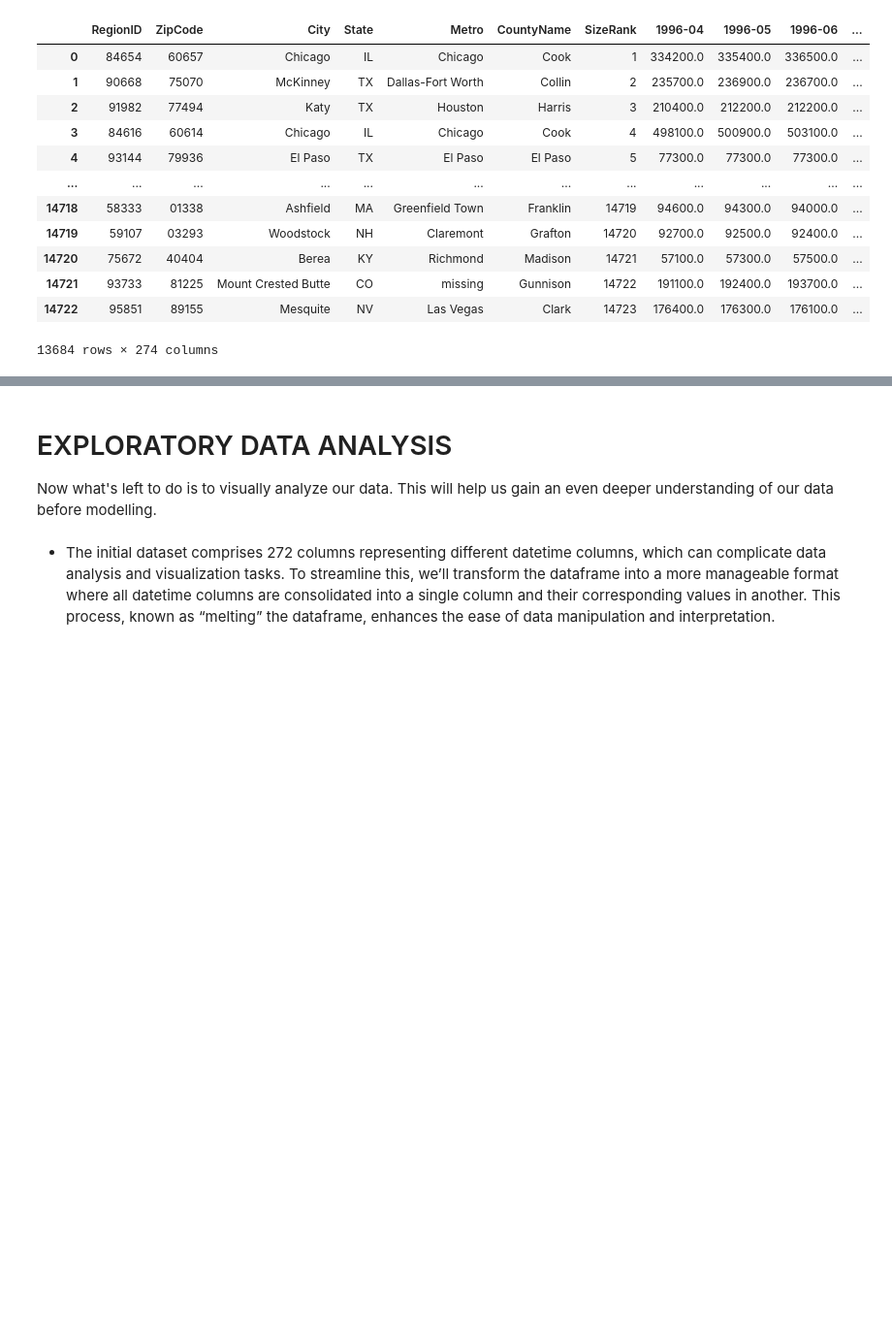
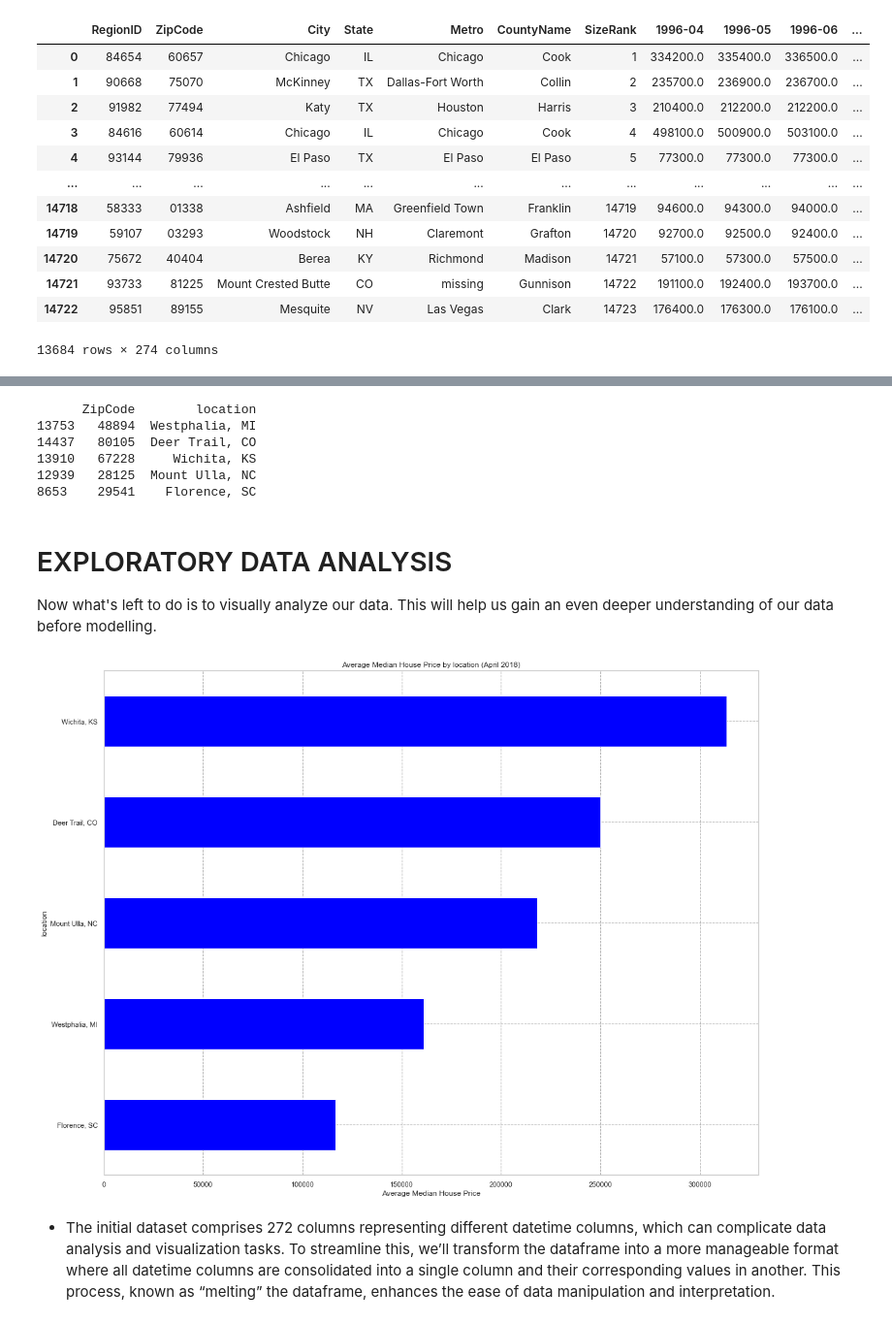
Before and after one commit to FrankOyugi/Phase-4-Project, a Jupyter notebook: index.ipynb, the cells around one changed output, grey strips where cells are left out. Shown at 97% size. Cells and saved outputs as stored; diff of their text form; code cells hidden in the pictures; blank space fills up the shorter version.

```diff
--- a/index.ipynb
+++ b/index.ipynb
@@ -360,3 +360,11 @@ df
 | 14721 | 93733 | 81225 | Mount Crested Butte | CO | missing | Gunnison | 14722 | 191100.0 | 192400.0 | 193700.0 | ... |
 | 14722 | 95851 | 89155 | Mesquite | NV | Las Vegas | Clark | 14723 | 176400.0 | 176300.0 | 176100.0 | ... |
 13684 rows × 274 columns
+# %%
+# Define upper limit of CV according to risk profile for 'best5'.
+upper_cv = df['CV'].quantile(0.4)
+print(f'\nCV upper limit: {upper_cv}')
+# Get the 5 regionname with highest ROIs within the firm's risk profile for 'best5'.
+RN_best5 = df[df['CV'] < upper_cv].sort_values('ROI', ascending=False).head(5)
+print('\nBest 5 RegionName:')
+print(RN_best5[['ZipCode', 'ROI', 'CV']])
@@ -363,7 +381,34 @@ df
+# %%
+RN_best5['location'] = RN_best5['City'] + ", " + RN_best5['State']
+# %%
+best_5_RN_with_location = RN_best5[['ZipCode','location']]
+print(best_5_RN_with_location)
+# %% [output]
+      ZipCode        location
+13753   48894  Westphalia, MI
+14437   80105  Deer Trail, CO
+13910   67228     Wichita, KS
+12939   28125  Mount Ulla, NC
+8653    29541    Florence, SC
 # %% [markdown]
 # EXPLORATORY DATA ANALYSIS
 
 Now what's left to do is to visually analyze our data. This will help us gain an even deeper understanding of our data before modelling.
+# %%
+# Calculating the average median house price for each state in April 2018
+locationprice = RN_best5.groupby('location')['2018-04'].mean().sort_values()
+
+# Plotting the average median house price by state for April 2018
+plt.figure(figsize=(16, 12))
+locationprice.plot(kind='barh', color='blue')
+plt.title('Average Median House Price by location (April 2018)')
+plt.xlabel('Average Median House Price')
+plt.ylabel('location')
+plt.grid(True, which="both", ls="--", c='0.65')
+plt.tight_layout()
+plt.show()
+# %% [output]
+[figure, added]
 # %%
 # Created a new copy of the dataset
 melted_df = df.copy()
```
Also changed, not shown: parts of 25 cells of this notebook.
